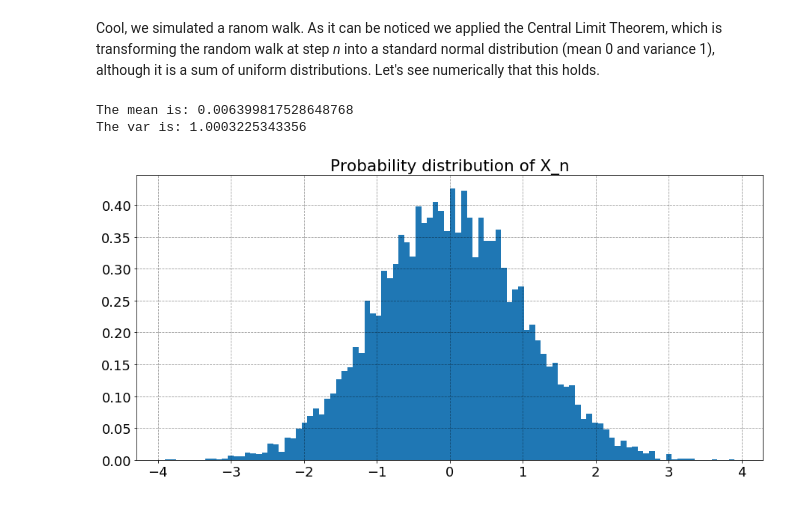
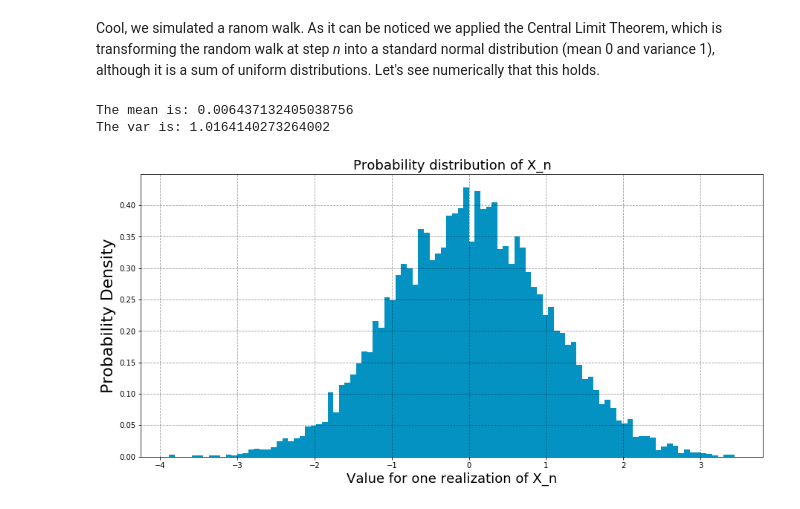
Before and after one commit to IlievskiV/Amusive-Blogging-N-Coding, a Jupyter notebook: Random Processes/random_walk_animation.ipynb, the cells around one changed output. Cells and saved outputs as stored; diff of their text form; code cells hidden in the pictures.

```diff
--- a/Random Processes/random_walk_animation.ipynb
+++ b/Random Processes/random_walk_animation.ipynb
@@ -12,9 +12,6 @@ import matplotlib.animation as animation
 
 # set a random seed
 np.random.seed(1234)
-
-# set larger font size
-plt.rcParams.update({'font.size': 18})
 # %%
 def random_walk(N):
     """
@@ -109,17 +109,19 @@ X_norm = [0] * num_simulations # the normalized random variable
 for i in range(num_simulations):
     X, _ = random_walk(N)
     X_norm[i] = X[N - 1] * np.sqrt(dt)
+
+print('The mean is: {0}'.format(np.mean(X_norm)))
+print('The var is: {0}'.format(np.var(X_norm)))
+# %% [output]
+The mean is: 0.006437132405038756
+The var is: 1.0164140273264002
 # %%
-X_norm_mean = np.mean(X_norm)
-X_norm_var = np.var(X_norm)
-print('The mean is: {0}'.format(X_norm_mean))
-print('The var is: {0}'.format(X_norm_var))
-
 plt.figure(figsize=(15, 7))
 plt.grid(True, which='major', linestyle='--', color='black', alpha=0.4)
-plt.title('Probability distribution of X_n')
-n, bins, patches = plt.hist(X_norm, 100, density=True)
+plt.title('Probability distribution of X_n', fontsize=18)
+plt.xlabel('Value for one realization of X_n', fontsize=18)
+plt.ylabel('Probability Density', fontsize=22)
+plt.hist(X_norm, 100, density=True, color='#0492C2')
+plt.savefig("central_limit_theorem_sim.png", dpi=300, bbox_inches='tight')
 # %% [output]
-The mean is: 0.006399817528648768
-The var is: 1.0003225343356
-[figure, old version]
+[figure, new version]
```
Also changed, not shown: parts of 3 cells of this notebook, 2 other files.
